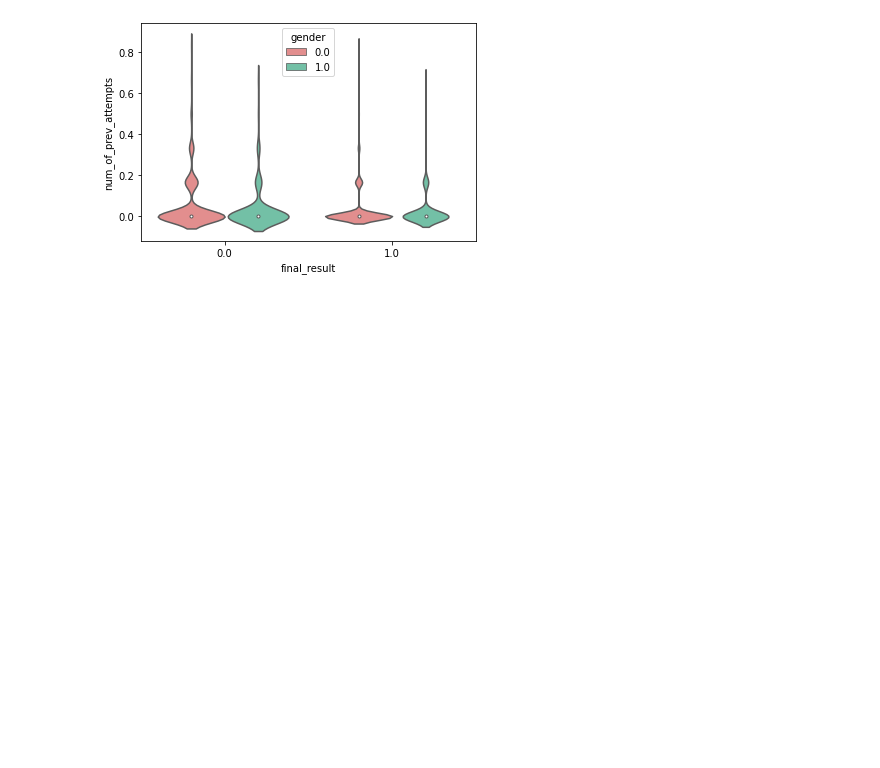
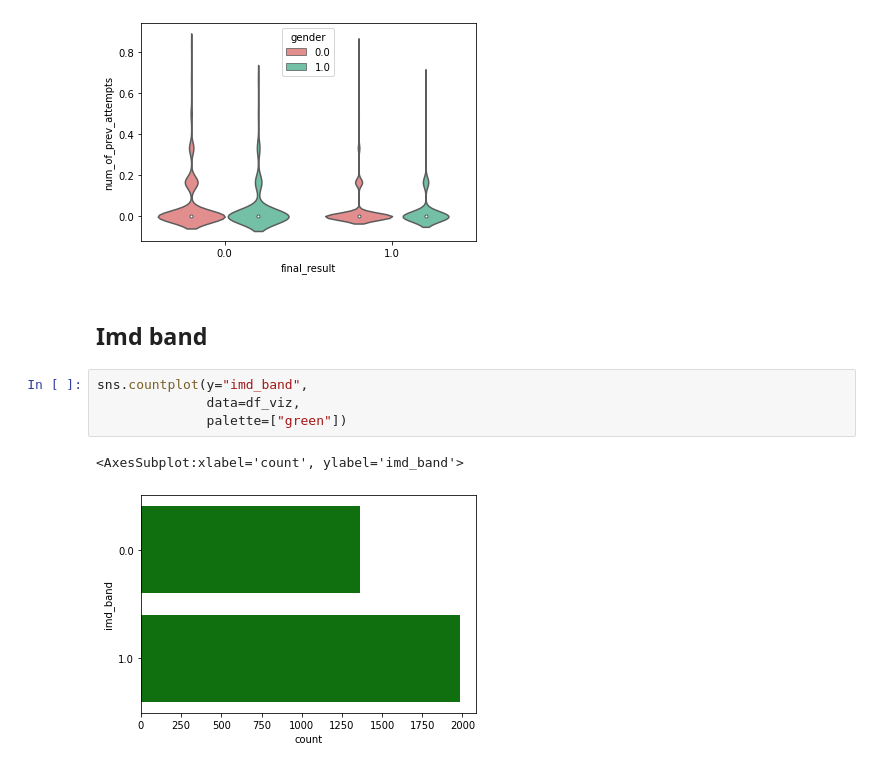
Before and after one commit to melinaverger/MADD, a Jupyter notebook: dataviz.ipynb, the cells around one changed output. Saved outputs shown, nothing was run; the diff lists cells and outputs as text; blank space fills up the shorter version.

```diff
--- a/dataviz.ipynb
+++ b/dataviz.ipynb
@@ -138,3 +139,12 @@ plt.legend(loc='upper center', title = "gender")
 # %% [output]
 <matplotlib.legend.Legend at 0x...>
 [figure]
+# %% [markdown]
+## Imd band
+# %%
+sns.countplot(y="imd_band",
+              data=df_viz,
+              palette=["green"])
+# %% [output]
+<AxesSubplot:xlabel='count', ylabel='imd_band'>
+[figure, added]
```
Also changed, not shown: parts of 7 cells of this notebook, 1 other file.
